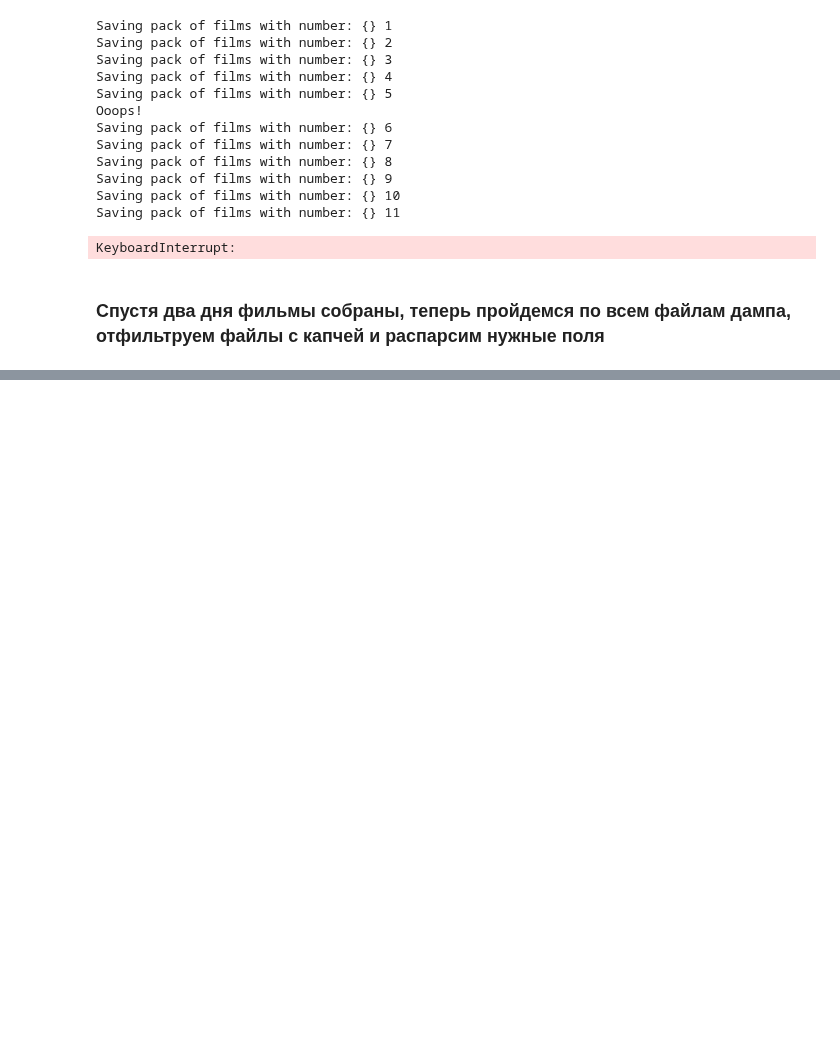
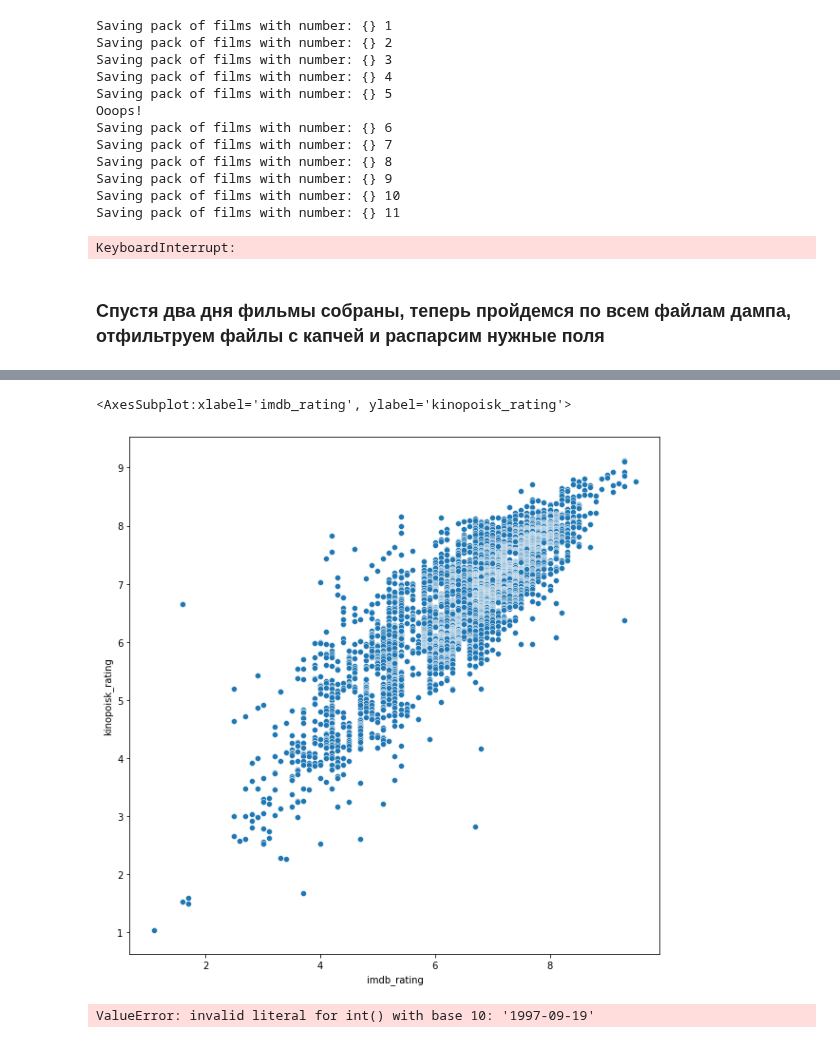
Before and after one commit to TefloniusMonk/intro, a Jupyter notebook: notebooks/parser.ipynb, the cells around one changed output, grey strips where cells are left out. Drawn from its saved outputs; the diff is of its cells as text; code cells hidden in the pictures; blank space fills up the shorter version.

```diff
--- a/notebooks/parser.ipynb
+++ b/notebooks/parser.ipynb
@@ -261,0 +378,6 @@ with open(file_path, "wb") as f:
+# %%
+plt.figure(figsize=(10,10))
+sns.scatterplot(data=df, y='kinopoisk_rating', x='imdb_rating')
+# %% [output]
+<AxesSubplot:xlabel='imdb_rating', ylabel='kinopoisk_rating'>
+[figure, added]
@@ -261,0 +403,4 @@ with open(file_path, "wb") as f:
+# %%
+df['world_premiere'] = df['world_premiere'].astype(str).apply(to_datpd.e)
+# %% [output]
+ValueError: invalid literal for int() with base 10: '1997-09-19'
```
Also changed, not shown: parts of 31 cells of this notebook, 1 other file.
